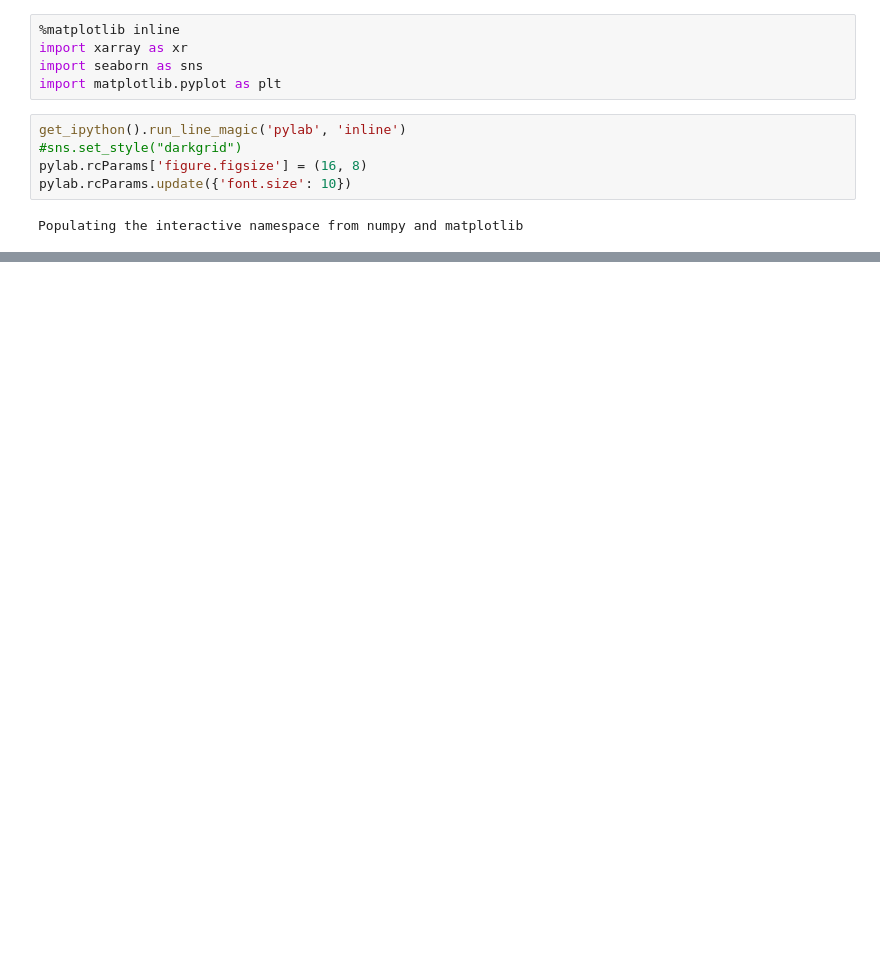
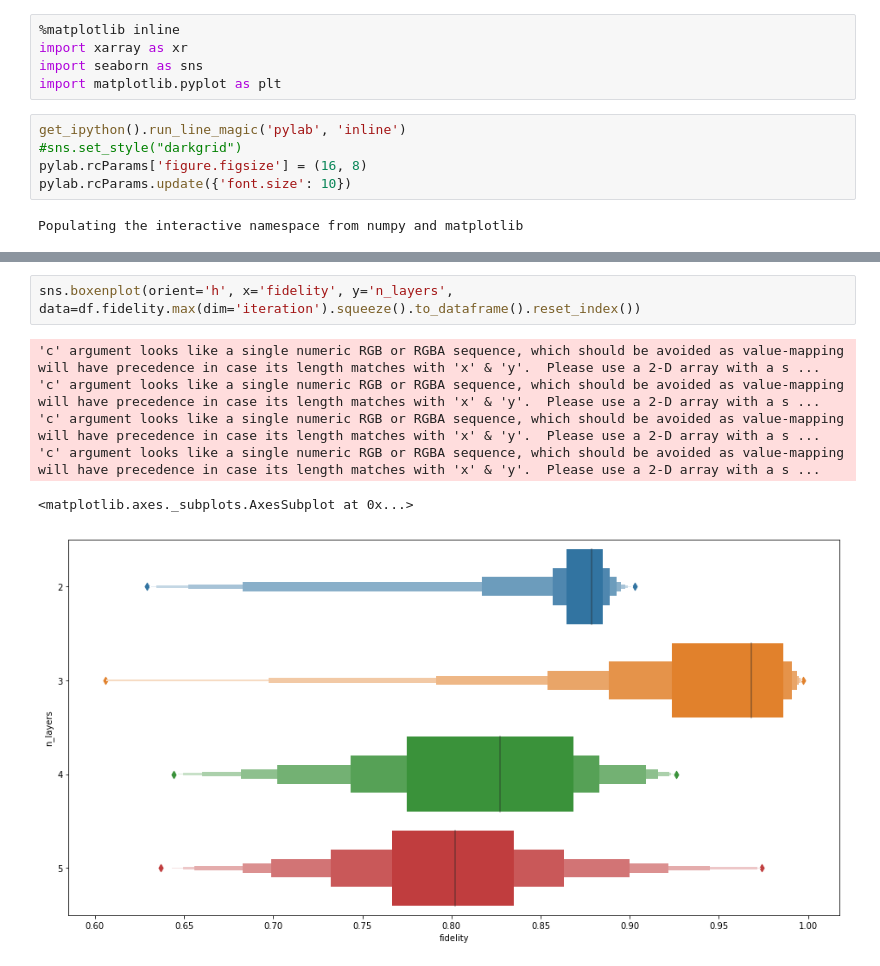
Before and after one commit to BryceFuller/qiskit_camp, a Jupyter notebook: notebooks/Analysis of results.ipynb, the cells around one changed output, grey strips where cells are left out. Saved outputs shown, nothing was run; the diff lists cells and outputs as text; blank space fills up the shorter version.

```diff
--- a/notebooks/Analysis of results.ipynb
+++ b/notebooks/Analysis of results.ipynb
@@ -54 +56,10 @@ Coordinates:
   * plusminus  (plusminus) int64 0 1
+# %%
+sns.boxenplot(orient='h', x='fidelity', y='n_layers', data=df.fidelity.max(dim='iteration').squeeze().to_dataframe().reset_index())
+# %% [output]
+'c' argument looks like a single numeric RGB or RGBA sequence, which should be avoided as value-mapping will have precedence in case its length matches with 'x' & 'y'.  Please use a 2-D array with a s ...
+'c' argument looks like a single numeric RGB or RGBA sequence, which should be avoided as value-mapping will have precedence in case its length matches with 'x' & 'y'.  Please use a 2-D array with a s ...
+'c' argument looks like a single numeric RGB or RGBA sequence, which should be avoided as value-mapping will have precedence in case its length matches with 'x' & 'y'.  Please use a 2-D array with a s ...
+'c' argument looks like a single numeric RGB or RGBA sequence, which should be avoided as value-mapping will have precedence in case its length matches with 'x' & 'y'.  Please use a 2-D array with a s ...
+<matplotlib.axes._subplots.AxesSubplot at 0x...>
+[figure, added]
```
Also changed, not shown: parts of 4 cells of this notebook, 1 other file.
